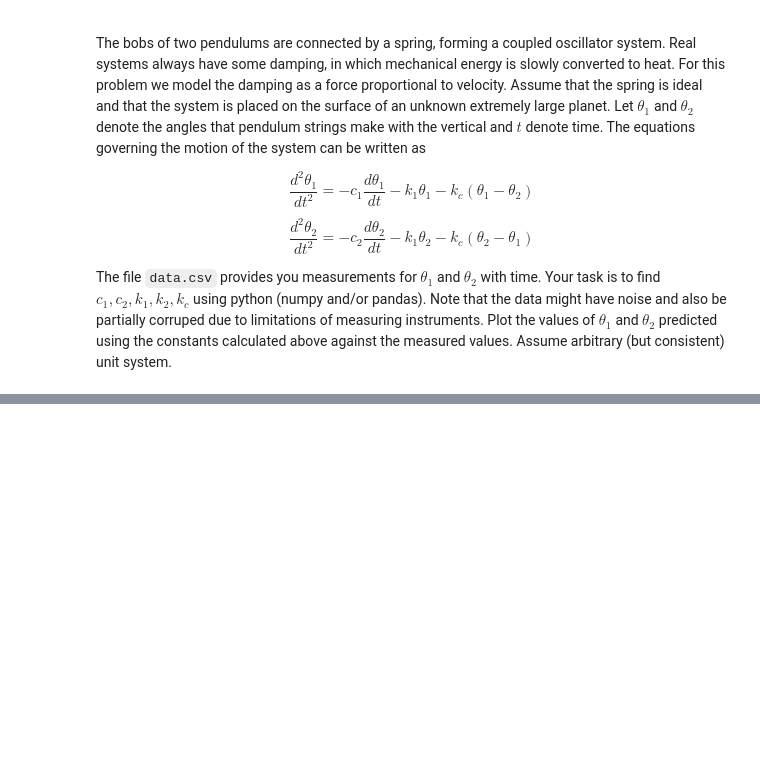
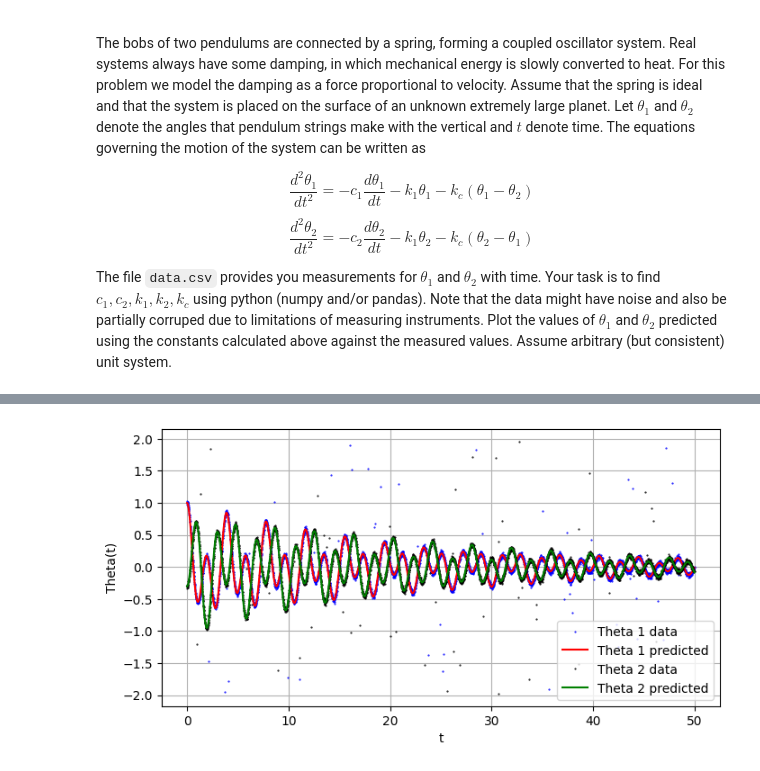
Before and after one commit to ParthVaity/CPP-Project-2025, a Jupyter notebook: 2025_Assginment.ipynb, the cells around one changed output, grey strips where cells are left out. Drawn from its saved outputs; the diff is of its cells as text; code cells hidden in the pictures; blank space fills up the shorter version.

```diff
--- a/2025_Assginment.ipynb
+++ b/2025_Assginment.ipynb
@@ -462,0 +566,24 @@ pvpv
+# %%
+y_pred, _ = integrate(t_init, p_est, y_init)
+
+theta1_pred= y_pred[0]
+theta2_pred= y_pred[1]
+v1_pred= y_pred[2]
+v2_pred= y_pred[3]
+
+plt.figure(figsize=(8,4))
+
+plt.plot(t_init[::10], theta1_init[::10], 'b.', markersize=1, label="Theta 1 data")
+plt.plot(t_init[::10], theta1_pred[::10], 'r-', label="Theta 1 predicted")
+
+plt.plot(t_init[::10], theta2_init[::10], 'k.', markersize=1, label="Theta 2 data")
+plt.plot(t_init[::10], theta2_pred[::10], 'g-', label="Theta 2 predicted")
+
+plt.legend()
+plt.xlabel("t")
+plt.ylabel("Theta(t)")
+plt.grid(True)
+
+plt.show()
+# %% [output]
+[figure, added]
```
Also changed, not shown: parts of 3 cells of this notebook.
